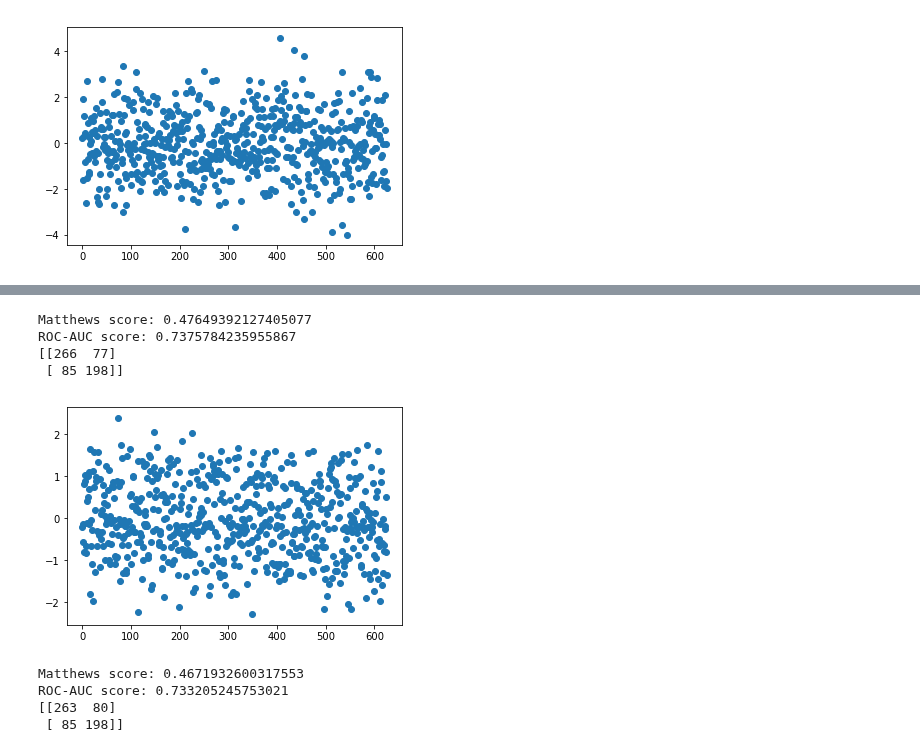
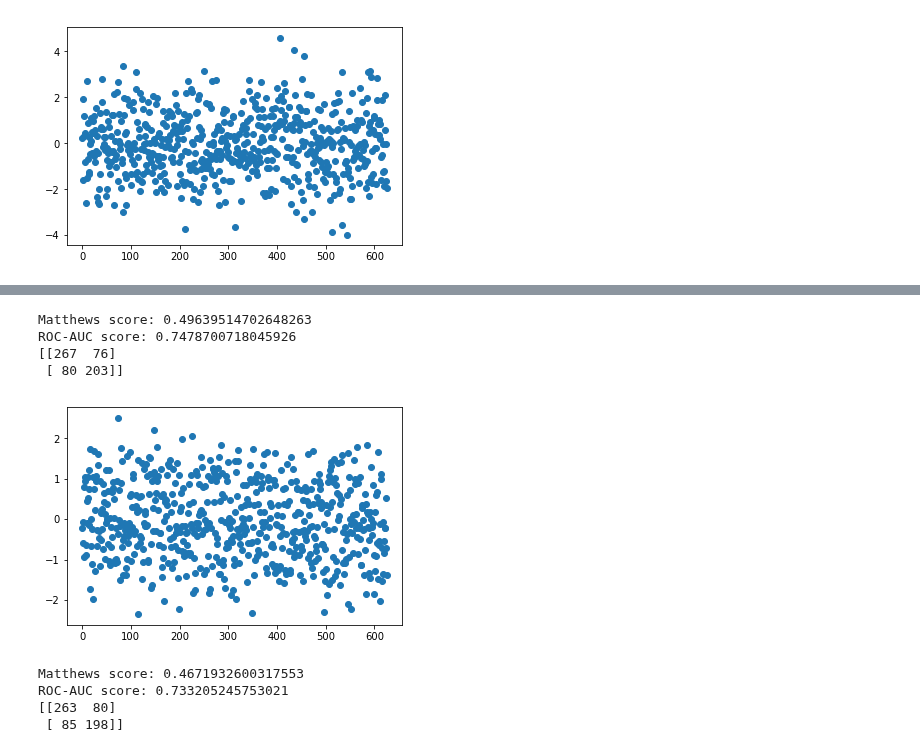
Before and after one commit to vincegiorno/drug_deaths, a Jupyter notebook: drug_deaths.ipynb, the cells around one changed output, grey strips where cells are left out. Drawn from its saved outputs; the diff is of its cells as text; code cells hidden in the pictures.

```diff
--- a/drug_deaths.ipynb
+++ b/drug_deaths.ipynb
@@ -1162,14 +1177,14 @@ def run_clf(estimator, X, Y, rand):
     plt.scatter(residuals.index, residuals)
     return clf
 # %%
-svc_full = SVC(class_weight='balanced', C=1, gamma=0.14, kernel='rbf', tol=1e-07)
+svc_full = SVC(class_weight='balanced', C=1, gamma=0.12, kernel='rbf', tol=1e-07)
 svc_full_1 = run_clf(svc_full, X_full, Y_full, 13)
 # %% [output]
-Matthews score: 0.47649392127405077
-ROC-AUC score: 0.7375784235955867
-[[266  77]
- [ 85 198]]
+Matthews score: 0.49639514702648263
+ROC-AUC score: 0.7478700718045926
+[[267  76]
+ [ 80 203]]
-[figure, old version]
+[figure, new version]
 # %%
 svc_full = SVC(class_weight='balanced', C=1, gamma=0.1, kernel='rbf', tol=1e-07)
 svc_full_2 = run_clf(svc_full, X_full, Y_full, 37)
```
Also changed, not shown: parts of 11 cells of this notebook.
